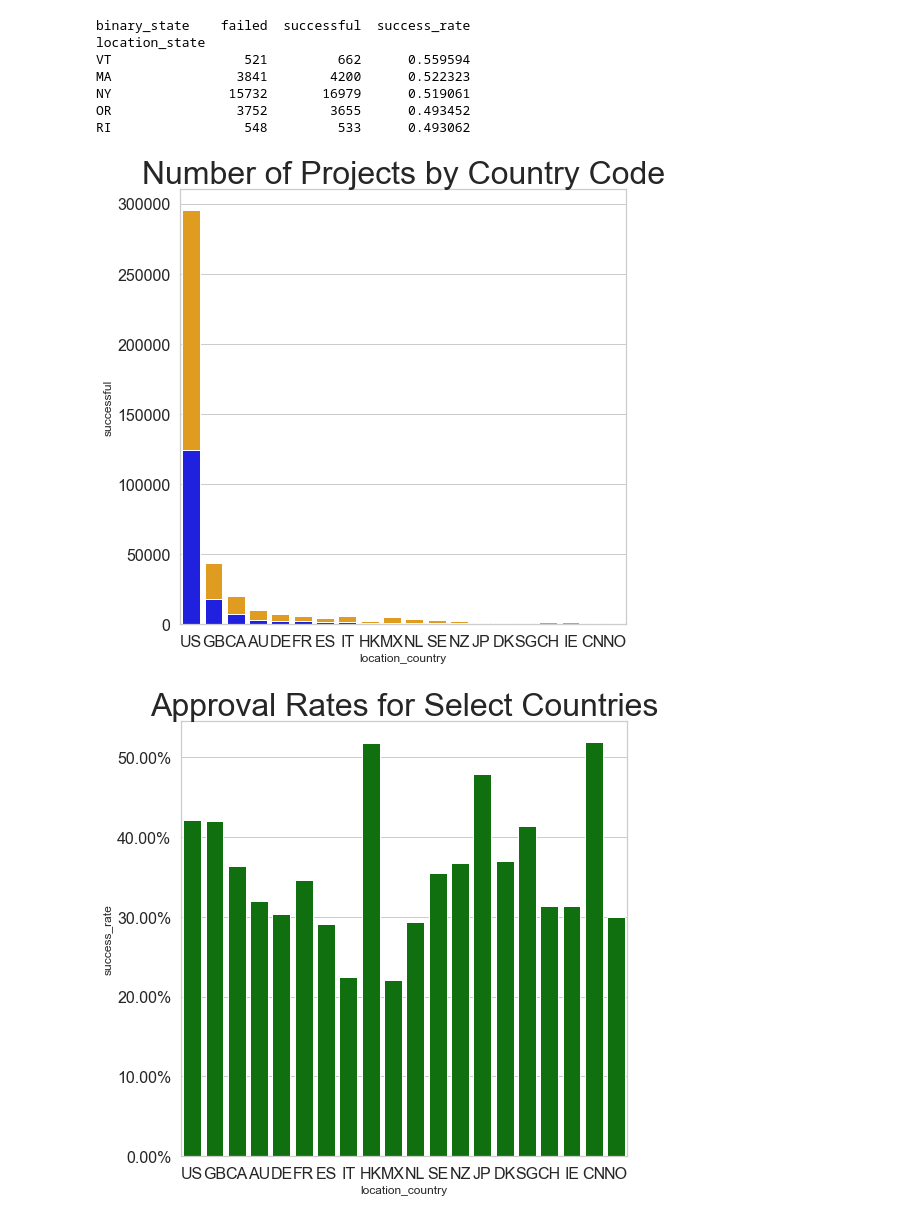
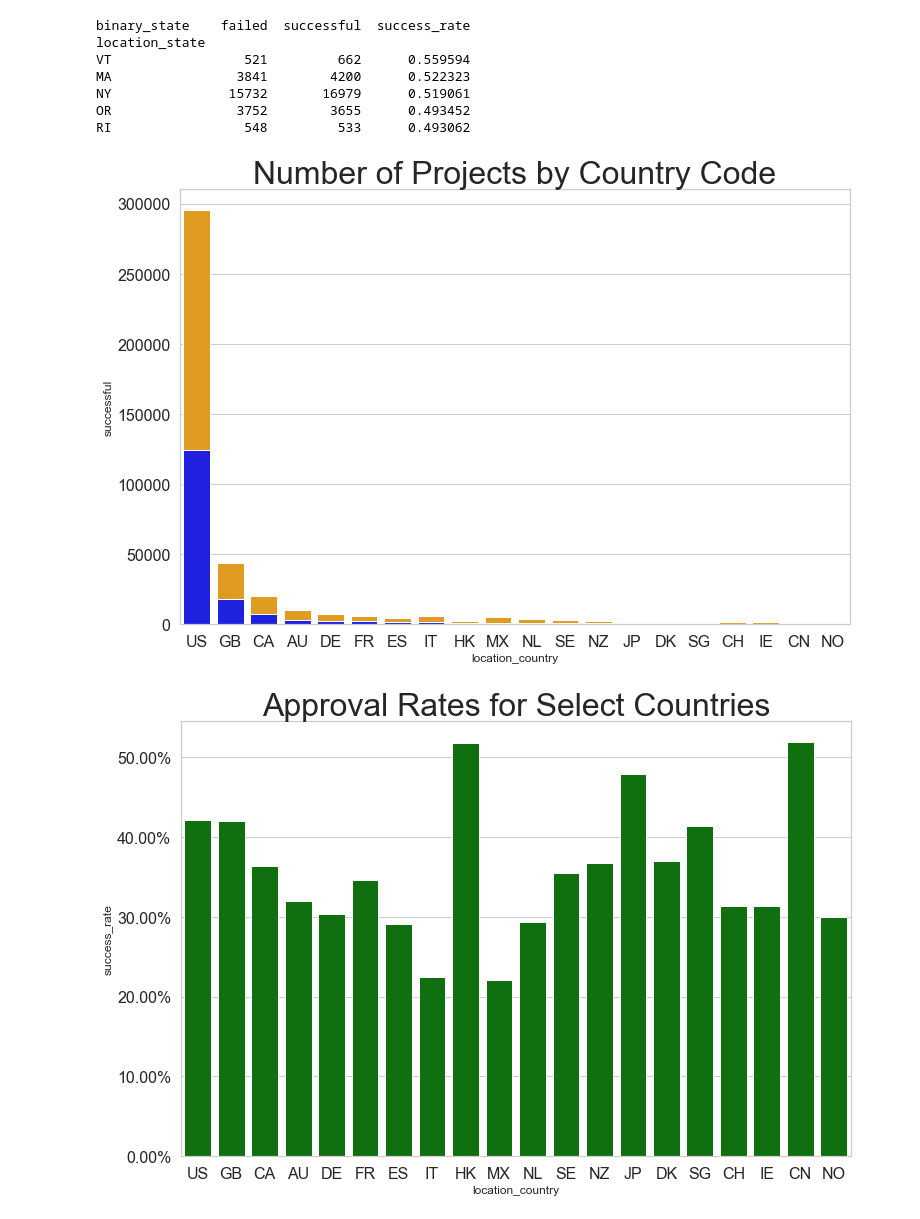
Before and after one commit to tomhalloin/Springboard-Kickstarter, a Jupyter notebook: Kickstarter_Data_Storytelling.ipynb, the cells around one changed output. Saved outputs shown, nothing was run; the diff lists cells and outputs as text; code cells hidden in the pictures.

```diff
--- a/Kickstarter_Data_Storytelling.ipynb
+++ b/Kickstarter_Data_Storytelling.ipynb
@@ -292,27 +293,27 @@ RI                 548         533      0.493062
 # %%
 # Success rate by country
 byworld = kickstarter.groupby(['location_country', 'binary_state']).count()
 byworld = byworld['id'].unstack('binary_state').fillna(0).sort_values('successful', ascending=False)
 byworld['success_rate'] = byworld['successful'] / (byworld['successful'] + byworld['failed'])
 byworld['total'] = byworld['successful'] + byworld['failed']
 
-f, ax = plt.subplots(figsize=(8, 8))
+f, ax = plt.subplots(figsize=(12, 8))
 sns.barplot(x='location_country', y='total', data=byworld[0:20].reset_index(), color='orange')
 sns.barplot(x='location_country', y='successful', data=byworld[0:20].reset_index(), color='blue')
 ax.set_title("Number of Projects by Country Code")
 yvals = ax.get_yticks()
 plt.show()
 # %% [output]
-[figure, old version]
+[figure, new version]
 # %%
-f, ax = plt.subplots(figsize=(8, 8))
+f, ax = plt.subplots(figsize=(12, 8))
 sns.barplot(x='location_country', y='success_rate', data=byworld[0:20].reset_index(), color='green')
 yvals = ax.get_yticks()
 ax.set_yticklabels(['{:,.2%}'.format(x) for x in yvals], fontsize=16)
 ax.set_title("Approval Rates for Select Countries")
 plt.show()
 # %% [output]
-[figure, old version]
+[figure, new version]
 # %%
 # Success by day
 byday = kickstarter.groupby(['day', 'binary_state']).count()
```
Also changed, not shown: parts of 14 cells of this notebook, 4 other files.
